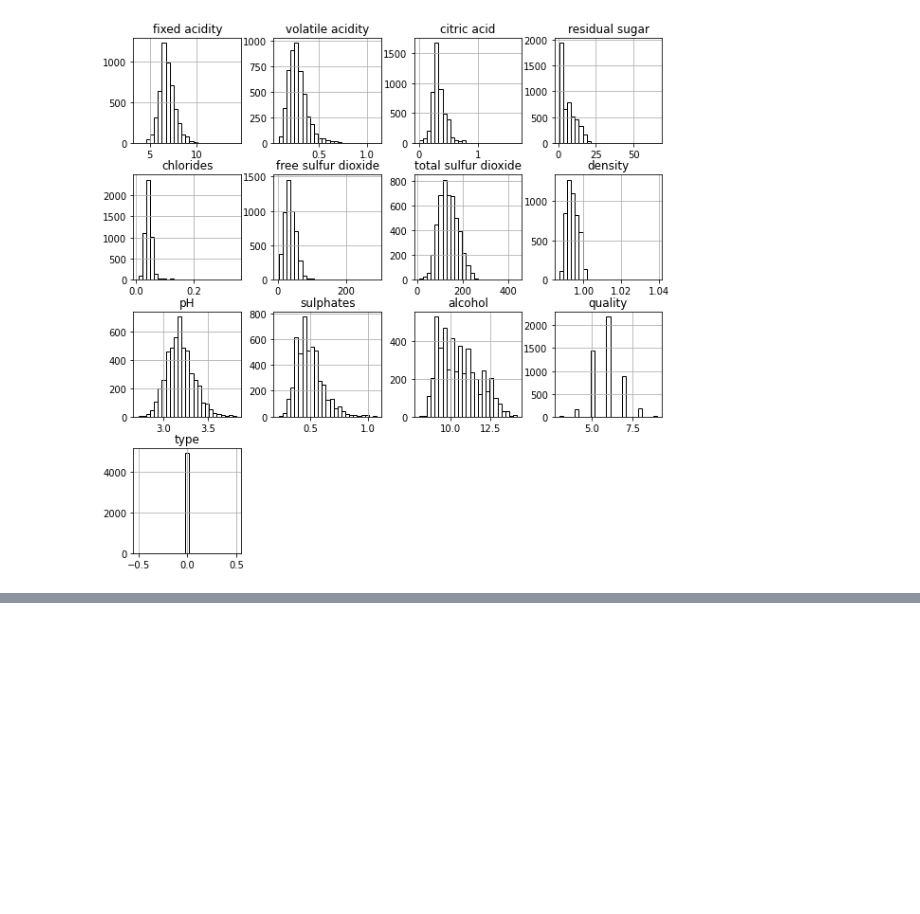
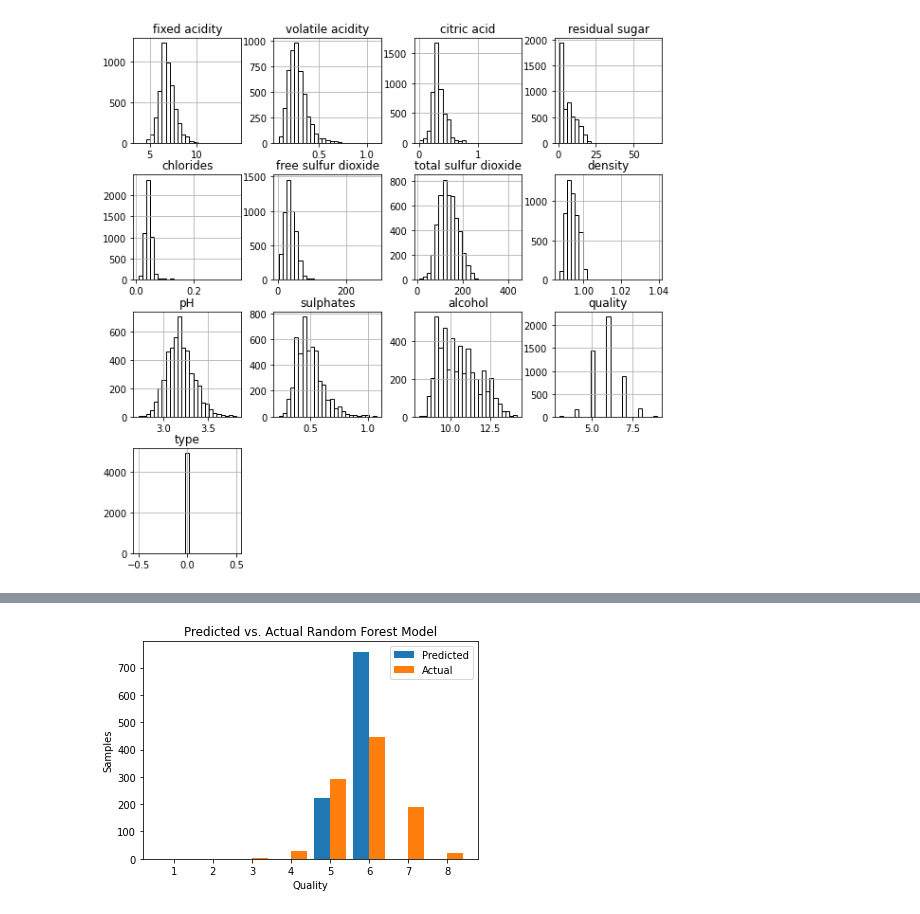
Before and after one commit to hakanjian/MLHW1, a Jupyter notebook: experiment.ipynb, the cells around one changed output, grey strips where cells are left out. Drawn from its saved outputs; the diff is of its cells as text; code cells hidden in the pictures; blank space fills up the shorter version.

Commit message:
added chart for rfc

```diff
--- a/experiment.ipynb
+++ b/experiment.ipynb
@@ -196,3 +242,25 @@ plt.show()
+# %%
+rfc_predicted = rfc.predict(X_test)
+rfc_targets = y_test
+
+pred_counts = hist_counts_pred(rfc_predicted)
+targ_count = hist_counts_targ(rfc_targets)
+
+X = [1,2,3,4,5,6,7,8]
+
+X_axis = np.arange(len(X))
+
+plt.bar(X_axis - 0.2, pred_counts, 0.4, label = 'Predicted')
+plt.bar(X_axis + 0.2, targ_count, 0.4, label = 'Actual')
+
+plt.xticks(X_axis, X)
+plt.xlabel("Quality")
+plt.ylabel("Samples")
+plt.title("Predicted vs. Actual Random Forest Model")
+plt.legend()
+plt.show()
+# %% [output]
+[figure, added]
 # %%
 dummy_predicted = np.rint(dummy_regr.predict(X_test))
 dummy_targets = np.rint(y_test)
```
Also changed, not shown: parts of 10 cells of this notebook.
